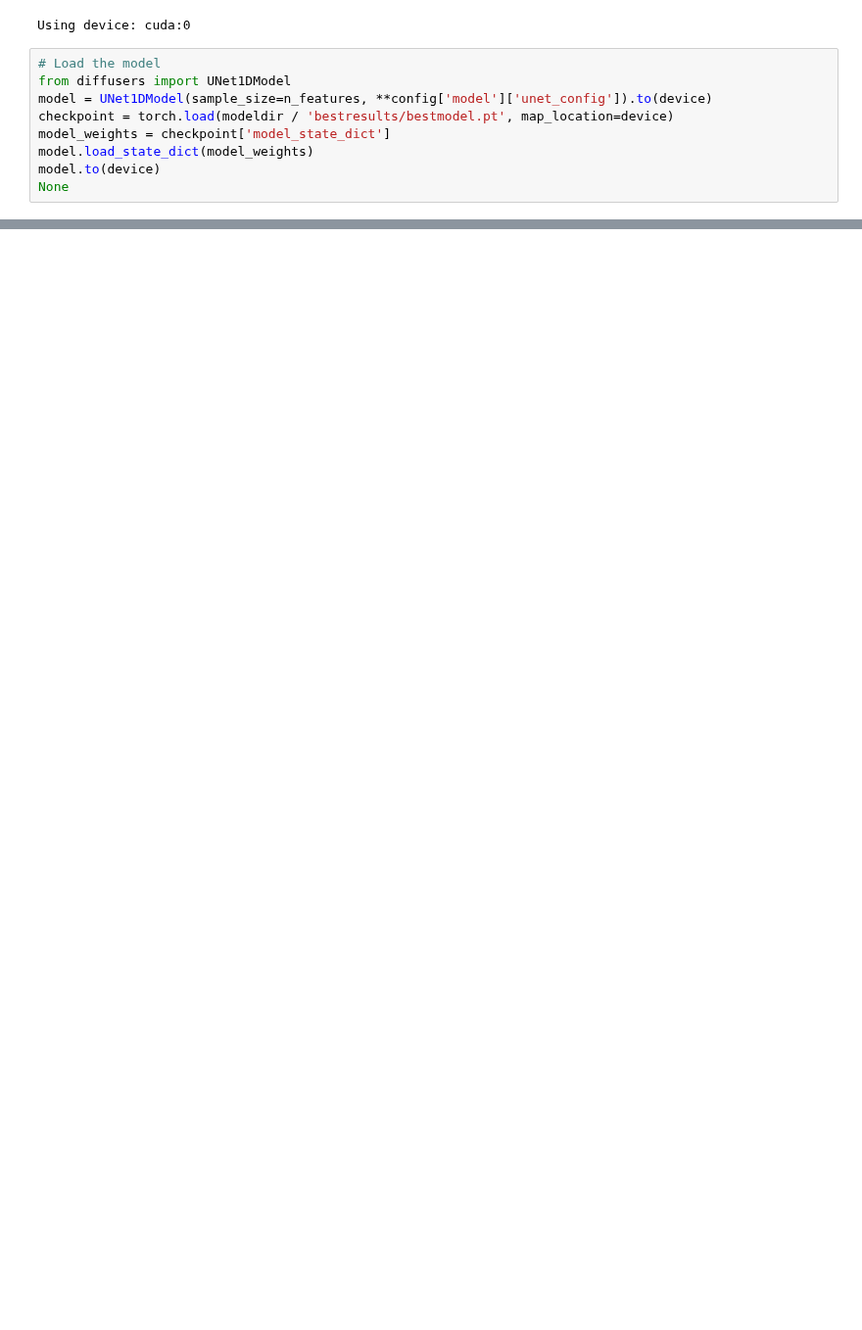
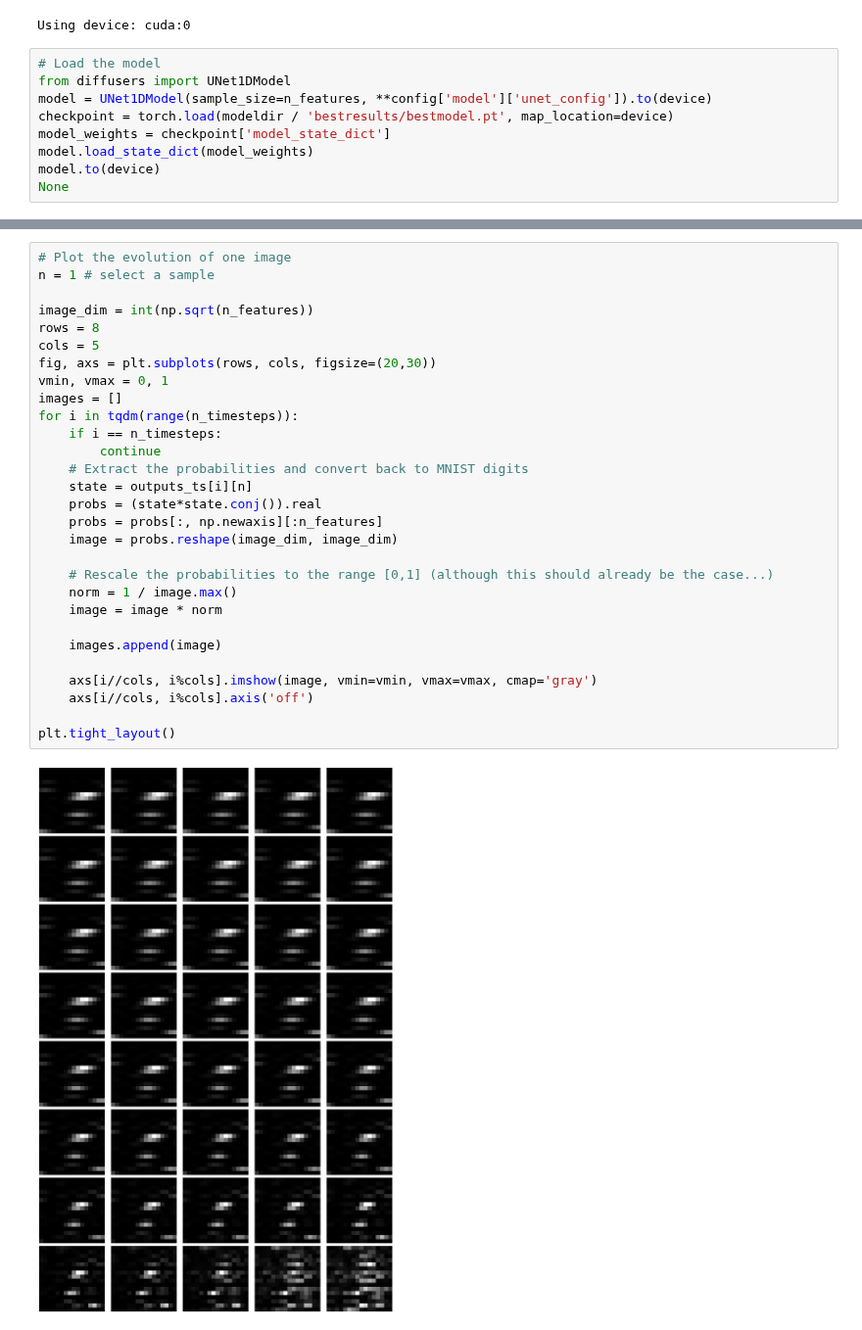
Before and after one commit to alapena/QuantGenMdl, a Jupyter notebook: visualize_denoising_UNet.ipynb, the cells around one changed output, grey strips where cells are left out. Shown at 98% size. Drawn from its saved outputs; the diff is of its cells as text; blank space fills up the shorter version.

```diff
--- a/visualize_denoising_UNet.ipynb
+++ b/visualize_denoising_UNet.ipynb
@@ -85,0 +146,31 @@ IndexError: tuple index out of range
+# %%
+# Plot the evolution of one image
+n = 1 # select a sample
+
+image_dim = int(np.sqrt(n_features))
+rows = 8
+cols = 5
+fig, axs = plt.subplots(rows, cols, figsize=(20,30))
+vmin, vmax = 0, 1
+images = []
+for i in tqdm(range(n_timesteps)):
+    if i == n_timesteps:
+        continue
+    # Extract the probabilities and convert back to MNIST digits
+    state = outputs_ts[i][n]
+    probs = (state*state.conj()).real
+    probs = probs[:, np.newaxis][:n_features]
+    image = probs.reshape(image_dim, image_dim)
+
+    # Rescale the probabilities to the range [0,1] (although this should already be the case...)
+    norm = 1 / image.max()
+    image = image * norm
+
+    images.append(image)
+
+    axs[i//cols, i%cols].imshow(image, vmin=vmin, vmax=vmax, cmap='gray')
+    axs[i//cols, i%cols].axis('off')
+
+plt.tight_layout()
+# %% [output]
+[figure, added]
```
Also changed, not shown: parts of 13 cells of this notebook, 4 other files.
